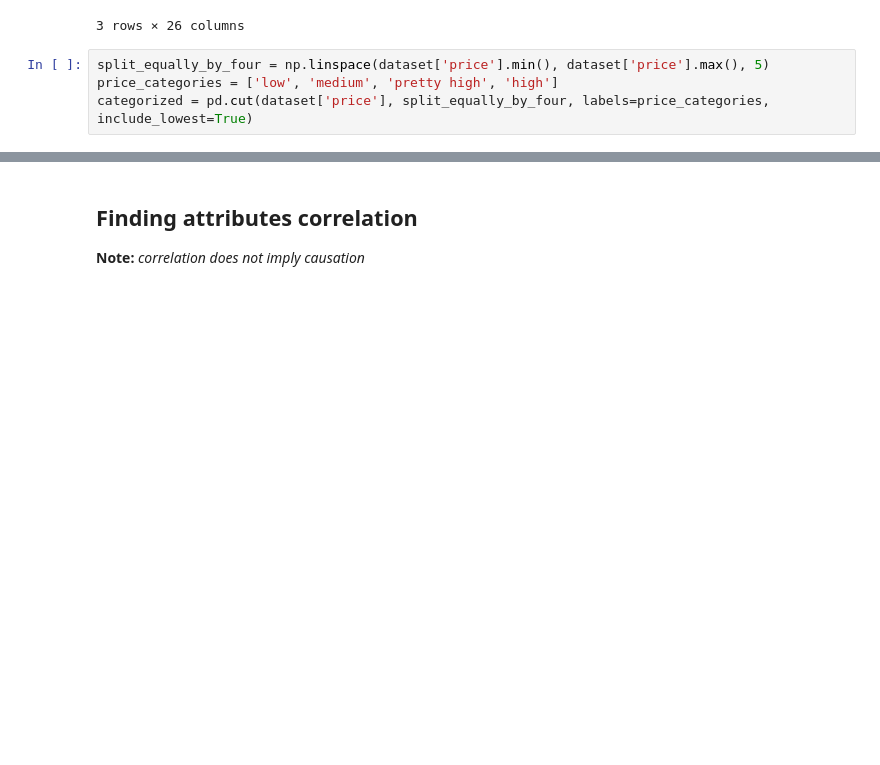
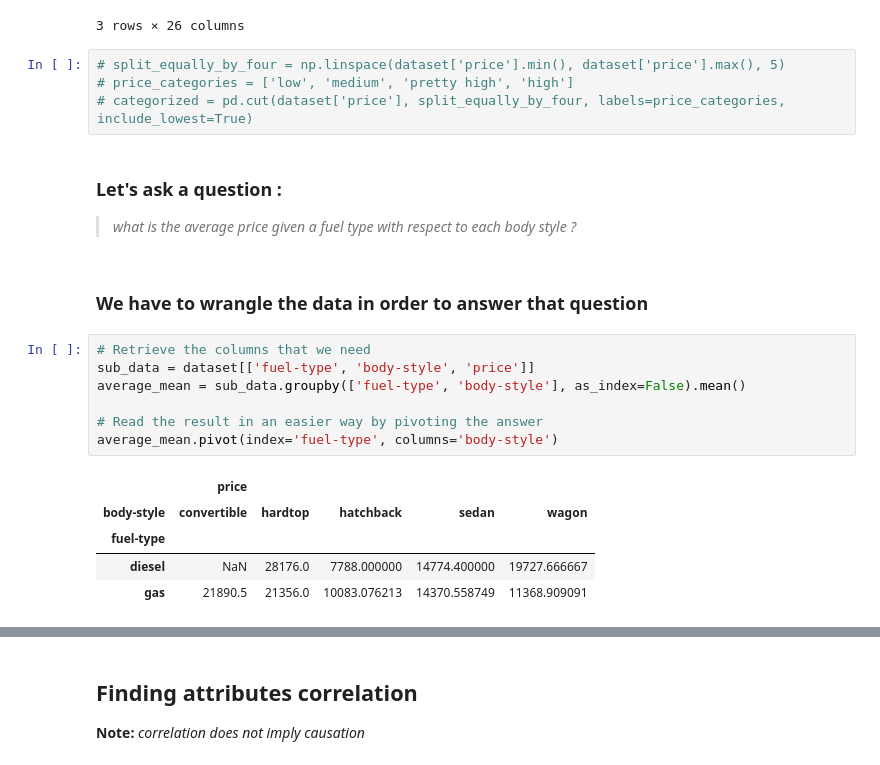
Before and after one commit to LucasRal/exploratory-data-analysis, a Jupyter notebook: Real world Exploratory Data Analysis Example.ipynb, the cells around one changed output, grey strips where cells are left out. Saved outputs shown, nothing was run; the diff lists cells and outputs as text; blank space fills up the shorter version.

```diff
--- a/Real world Exploratory Data Analysis Example.ipynb
+++ b/Real world Exploratory Data Analysis Example.ipynb
@@ -86,6 +86,24 @@ dataset.head(3)
 | 2 | 1 | 122.0 | alfa-romero | gas | std | two | hatchback | rwd | ... |
 3 rows × 26 columns
 # %%
-split_equally_by_four = np.linspace(dataset['price'].min(), dataset['price'].max(), 5)
-price_categories = ['low', 'medium', 'pretty high', 'high']
-categorized = pd.cut(dataset['price'], split_equally_by_four, labels=price_categories, include_lowest=True)
+# split_equally_by_four = np.linspace(dataset['price'].min(), dataset['price'].max(), 5)
+# price_categories = ['low', 'medium', 'pretty high', 'high']
+# categorized = pd.cut(dataset['price'], split_equally_by_four, labels=price_categories, include_lowest=True)
+# %% [markdown]
+### Let's ask a question :
+> *what is the average price given a fuel type with respect to each body style ?*
+# %% [markdown]
+### We have to wrangle the data in order to answer that question
+# %%
+# Retrieve the columns that we need
+sub_data = dataset[['fuel-type', 'body-style', 'price']]
+average_mean = sub_data.groupby(['fuel-type', 'body-style'], as_index=False).mean()
+
+# Read the result in an easier way by pivoting the answer
+average_mean.pivot(index='fuel-type', columns='body-style')
+# %% [output]
+|  | price |  |  |  |  |
+| body-style | convertible | hardtop | hatchback | sedan | wagon |
+| fuel-type |  |  |  |  |  |
+| diesel | NaN | 28176.0 | 7788.000000 | 14774.400000 | 19727.666667 |
+| gas | 21890.5 | 21356.0 | 10083.076213 | 14370.558749 | 11368.909091 |
```
Also changed, not shown: parts of 4 cells of this notebook.
